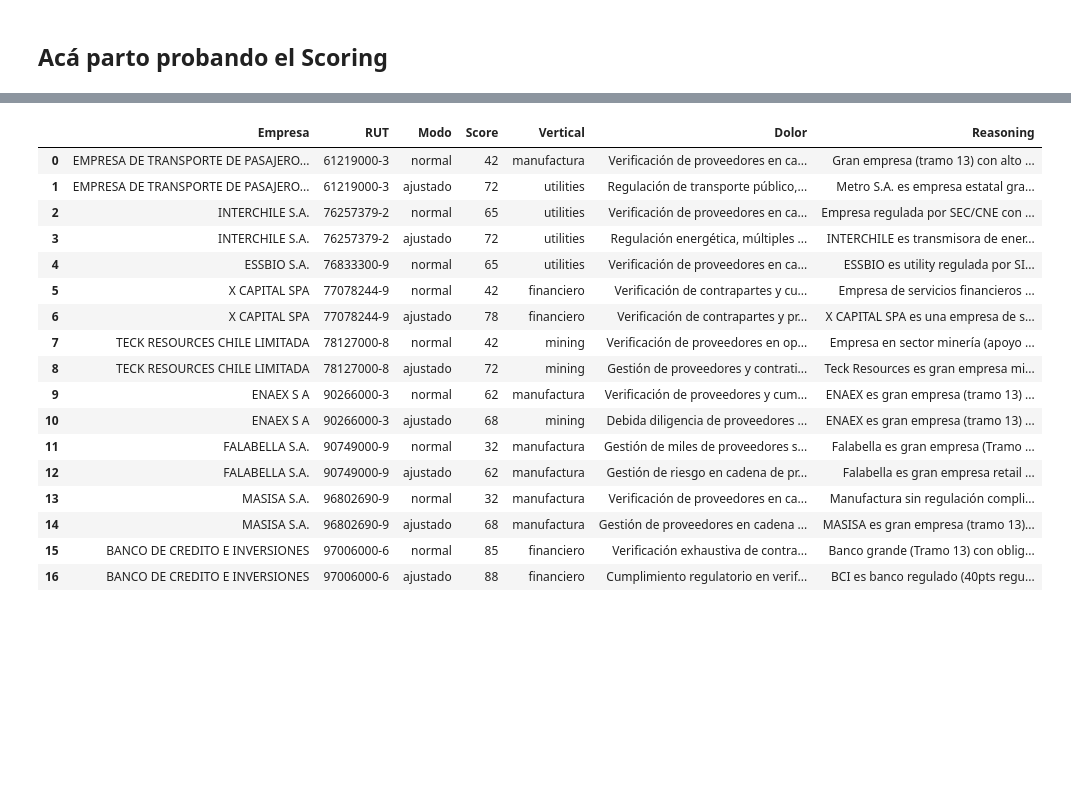
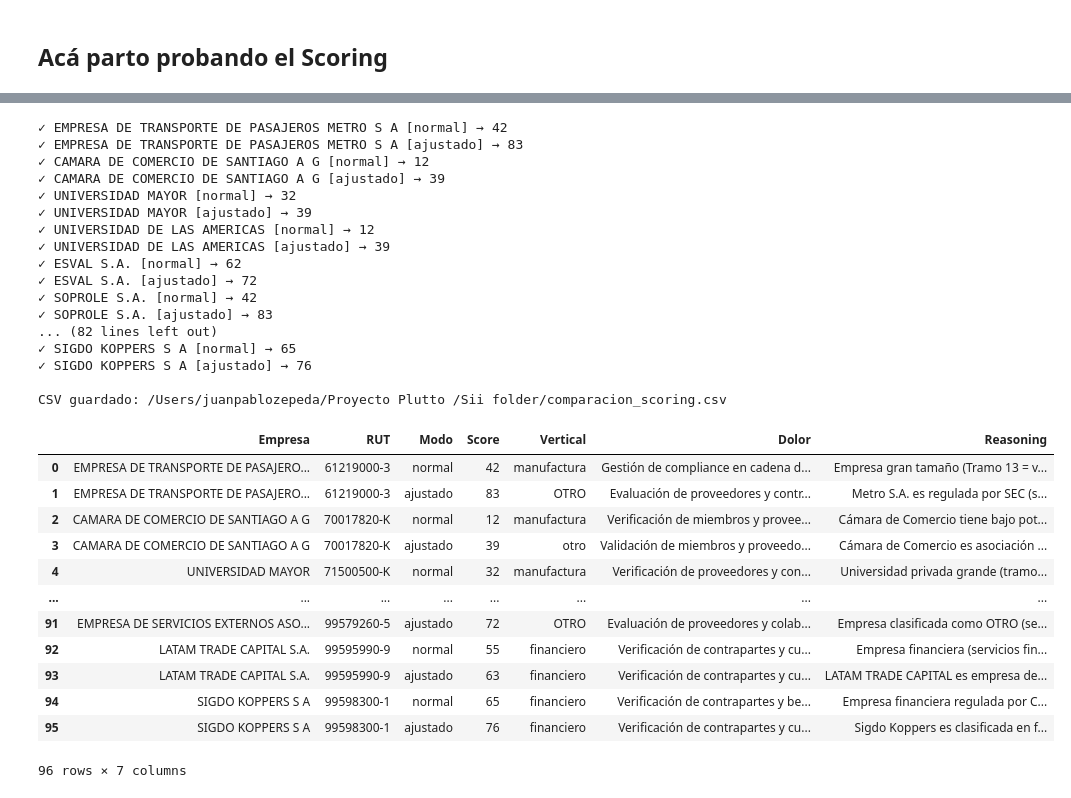
Before and after one commit to jpzepedanunez/Plutto-AutoOutbound, a Jupyter notebook: Sii folder/SII.ipynb, the cells around one changed output, grey strips where cells are left out. Cells and saved outputs as stored; diff of their text form; code cells hidden in the pictures; blank space fills up the shorter version.

```diff
--- a/Sii folder/SII.ipynb
+++ b/Sii folder/SII.ipynb
@@ -179,6 +181,9 @@ SEGMENTOS = {
         "portales web", "procesamiento de datos",
         "servicios vinculadas al transporte aereo", "servicios vinculadas al transporte acuatico",
         "agencias de naves",
+        "concesionaria", "aeropuerto",
+        "servicios profesionales de ingenieria",
+        "ingenieria y construccion",
     ],
     "Manufactura / Retail": [
         "fabricacion de", "industrias basicas", "fundicion", "forja",
@@ -201,6 +206,12 @@ SEGMENTOS = {
         "otras industrias manufactureras",
         "impresion", "reproduccion de grabaciones",
         "tratamiento y revestimiento de metales",
+        "pesca", "acuicultura",
+        "cultivo y crianza de peces", "cultivo de peces", "crianza de peces",
+        "productos del mar", "conservacion de pescado",
+        "elaboracion y conservacion de pescado",
+        "elaboracion y conservacion de crustaceos",
+        "procesamiento de pescado", "harina de pescado", "aceite de pescado",
     ],
 }
 
@@ -281,5 +293,4 @@ Name: count, dtype: int64
 # %%
-from Scoring_ICP import score_lead
 
 empresas_target = {
     "78127000-8": "Teck Resources Chile Ltda.",
@@ -359,7 +370,8 @@ rut_clientes = {
 
 df_clientes_rut = df_segmentado[df_segmentado["RUT_DV"].isin(rut_clientes)].copy()
 
+df_clientes_total = df_funcionando_workers[df_funcionando_workers["RUT_DV"].isin(empresas_target)].copy() #saco la lista de los clientes en el DF sin filtrar completos.
 
-df_clientes_rut
+df_clientes_total[df_clientes_total["Segmento"].isna()] #clientes que no fueron segmentados, revisar por qué.
 # %% [output]
 |  | RUT_DV | Razón social | Tramo según ventas | Número de trabajadores | Tipo de contribuyente | ... |
@@ -430,5 +446,7 @@ CSV guardado: /Users/juanpablozepeda/Proyecto Plutto /Sii folder/comparacion_sco
 # %%
-import importlib, Scoring_ICP
+import sys, importlib
+sys.path.insert(0, "/Users/juanpablozepeda/Proyecto Plutto /Scoring")
+import Scoring_ICP
 importlib.reload(Scoring_ICP)
 from Scoring_ICP import score_lead, score_lead_adj1
 import pandas as pd
@@ -436,49 +454,61 @@ import pandas as pd
 output_csv = "/Users/juanpablozepeda/Proyecto Plutto /Sii folder/comparacion_scoring.csv"
 filas = []
 
-for _, row in df_clientes_rut.iterrows():
+for _, row in df_clientes_total.iterrows():
     empresa   = str(row["Razón social"])
     rut       = str(row["RUT_DV"])
     giro      = str(row["Actividad económica"])
     tramo     = str(row["Tramo según ventas"])
     region    = str(row["Región"])
 
     for modo, fn in [("normal", score_lead), ("ajustado", score_lead_adj1)]:
         try:
             r = fn(company_name=empresa, rut=rut, giro=giro, tramo=tramo, region=region)
             filas.append({
                 "Empresa":    empresa,
                 "RUT":        rut,
                 "Modo":       modo,
                 "Score":      r.get("score"),
                 "Vertical":   r.get("vertical"),
                 "Dolor":      r.get("pain_point"),
                 "Reasoning":  r.get("reasoning"),
             })
             print(f"✓ {empresa} [{modo}] → {r.get('score')}")
         except Exception as e:
             print(f"✗ {empresa} [{modo}] → ERROR: {e}")
 
 df_scoring = pd.DataFrame(filas)
 df_scoring.to_csv(output_csv, index=False, encoding="utf-8-sig")
 print(f"\nCSV guardado: {output_csv}")
 df_scoring
 # %% [output]
+✓ EMPRESA DE TRANSPORTE DE PASAJEROS METRO S A [normal] → 42
+✓ EMPRESA DE TRANSPORTE DE PASAJEROS METRO S A [ajustado] → 83
+✓ CAMARA DE COMERCIO DE SANTIAGO A G [normal] → 12
+✓ CAMARA DE COMERCIO DE SANTIAGO A G [ajustado] → 39
+✓ UNIVERSIDAD MAYOR [normal] → 32
+✓ UNIVERSIDAD MAYOR [ajustado] → 39
+✓ UNIVERSIDAD DE LAS AMERICAS [normal] → 12
+✓ UNIVERSIDAD DE LAS AMERICAS [ajustado] → 39
+✓ ESVAL S.A. [normal] → 62
+✓ ESVAL S.A. [ajustado] → 72
+✓ SOPROLE S.A. [normal] → 42
+✓ SOPROLE S.A. [ajustado] → 83
+... (82 lines left out)
+✓ SIGDO KOPPERS S A [normal] → 65
+✓ SIGDO KOPPERS S A [ajustado] → 76
+
+CSV guardado: /Users/juanpablozepeda/Proyecto Plutto /Sii folder/comparacion_scoring.csv
 |  | Empresa | RUT | Modo | Score | Vertical | Dolor | Reasoning |
-| 0 | EMPRESA DE TRANSPORTE DE PASAJERO... | 61219000-3 | normal | 42 | manufactura | Verificación de proveedores en ca... | Gran empresa (tramo 13) con alto ... |
-| 1 | EMPRESA DE TRANSPORTE DE PASAJERO... | 61219000-3 | ajustado | 72 | utilities | Regulación de transporte público,... | Metro S.A. es empresa estatal gra... |
-| 2 | INTERCHILE S.A. | 76257379-2 | normal | 65 | utilities | Verificación de proveedores en ca... | Empresa regulada por SEC/CNE con ... |
-| 3 | INTERCHILE S.A. | 76257379-2 | ajustado | 72 | utilities | Regulación energética, múltiples ... | INTERCHILE es transmisora de ener... |
-| 4 | ESSBIO S.A. | 76833300-9 | normal | 65 | utilities | Verificación de proveedores en ca... | ESSBIO es utility regulada por SI... |
-| 5 | X CAPITAL SPA | 77078244-9 | normal | 42 | financiero | Verificación de contrapartes y cu... | Empresa de servicios financieros ... |
-| 6 | X CAPITAL SPA | 77078244-9 | ajustado | 78 | financiero | Verificación de contrapartes y pr... | X CAPITAL SPA es una empresa de s... |
-| 7 | TECK RESOURCES CHILE LIMITADA | 78127000-8 | normal | 42 | mining | Verificación de proveedores en op... | Empresa en sector minería (apoyo ... |
-| 8 | TECK RESOURCES CHILE LIMITADA | 78127000-8 | ajustado | 72 | mining | Gestión de proveedores y contrati... | Teck Resources es gran empresa mi... |
-| 9 | ENAEX S A | 90266000-3 | normal | 62 | manufactura | Verificación de proveedores y cum... | ENAEX es gran empresa (tramo 13) ... |
-| 10 | ENAEX S A | 90266000-3 | ajustado | 68 | mining | Debida diligencia de proveedores ... | ENAEX es gran empresa (tramo 13) ... |
-| 11 | FALABELLA S.A. | 90749000-9 | normal | 32 | manufactura | Gestión de miles de proveedores s... | Falabella es gran empresa (Tramo ... |
-| 12 | FALABELLA S.A. | 90749000-9 | ajustado | 62 | manufactura | Gestión de riesgo en cadena de pr... | Falabella es gran empresa retail ... |
-| 13 | MASISA S.A. | 96802690-9 | normal | 32 | manufactura | Verificación de proveedores en ca... | Manufactura sin regulación compli... |
-| 14 | MASISA S.A. | 96802690-9 | ajustado | 68 | manufactura | Gestión de proveedores en cadena ... | MASISA es gran empresa (tramo 13)... |
-| 15 | BANCO DE CREDITO E INVERSIONES | 97006000-6 | normal | 85 | financiero | Verificación exhaustiva de contra... | Banco grande (Tramo 13) con oblig... |
-| 16 | BANCO DE CREDITO E INVERSIONES | 97006000-6 | ajustado | 88 | financiero | Cumplimiento regulatorio en verif... | BCI es banco regulado (40pts regu... |
+| 0 | EMPRESA DE TRANSPORTE DE PASAJERO... | 61219000-3 | normal | 42 | manufactura | Gestión de compliance en cadena d... | Empresa gran tamaño (Tramo 13 = v... |
+| 1 | EMPRESA DE TRANSPORTE DE PASAJERO... | 61219000-3 | ajustado | 83 | OTRO | Evaluación de proveedores y contr... | Metro S.A. es regulada por SEC (s... |
+| 2 | CAMARA DE COMERCIO DE SANTIAGO A G | 70017820-K | normal | 12 | manufactura | Verificación de miembros y provee... | Cámara de Comercio tiene bajo pot... |
+| 3 | CAMARA DE COMERCIO DE SANTIAGO A G | 70017820-K | ajustado | 39 | otro | Validación de miembros y proveedo... | Cámara de Comercio es asociación ... |
+| 4 | UNIVERSIDAD MAYOR | 71500500-K | normal | 32 | manufactura | Verificación de proveedores y con... | Universidad privada grande (tramo... |
+| ... | ... | ... | ... | ... | ... | ... | ... |
+| 91 | EMPRESA DE SERVICIOS EXTERNOS ASO... | 99579260-5 | ajustado | 72 | OTRO | Evaluación de proveedores y colab... | Empresa clasificada como OTRO (se... |
+| 92 | LATAM TRADE CAPITAL S.A. | 99595990-9 | normal | 55 | financiero | Verificación de contrapartes y cu... | Empresa financiera (servicios fin... |
+| 93 | LATAM TRADE CAPITAL S.A. | 99595990-9 | ajustado | 63 | financiero | Verificación de contrapartes y cu... | LATAM TRADE CAPITAL es empresa de... |
+| 94 | SIGDO KOPPERS S A | 99598300-1 | normal | 65 | financiero | Verificación de contrapartes y be... | Empresa financiera regulada por C... |
+| 95 | SIGDO KOPPERS S A | 99598300-1 | ajustado | 76 | financiero | Verificación de contrapartes y cu... | Sigdo Koppers es clasificada en f... |
+96 rows × 7 columns
```
Also changed, not shown: parts of 6 cells of this notebook, 2 other files.
